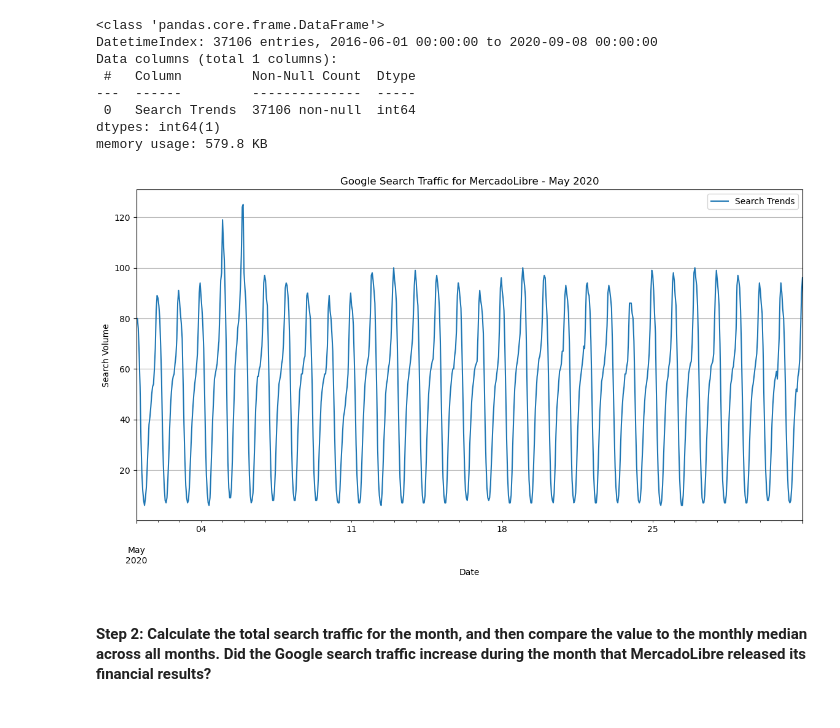
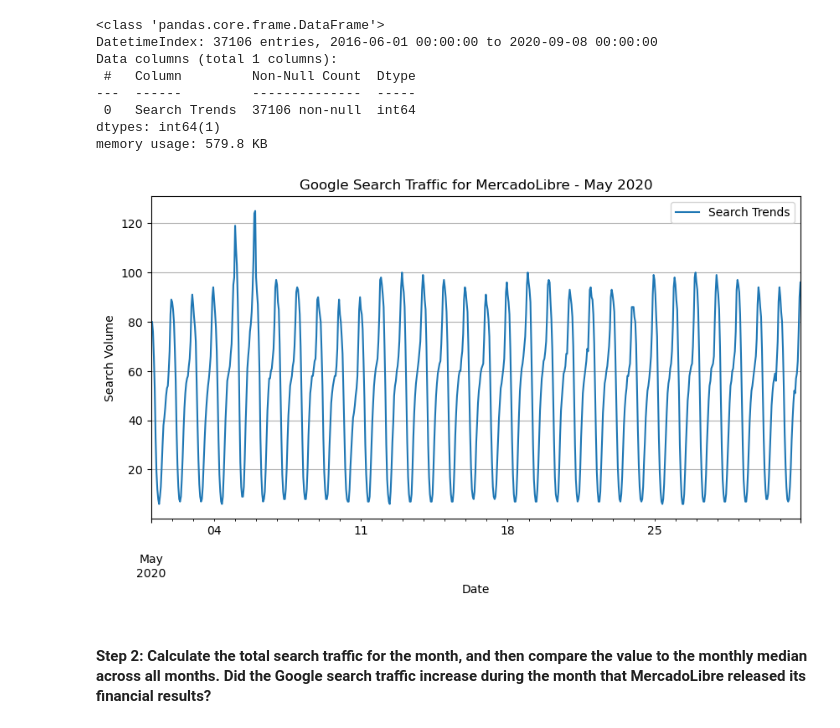
Before and after one commit to rmsreis/prophet-challenge, a Jupyter notebook: forecasting_net_prophet.ipynb, the cells around one changed output. Cells and saved outputs as stored; diff of their text form; code cells hidden in the pictures.

```diff
--- a/forecasting_net_prophet.ipynb
+++ b/forecasting_net_prophet.ipynb
@@ -84,19 +84,19 @@ memory usage: 579.8 KB
 # %%
 # Slice the DataFrame to just the month of May 2020
 may_2020_data = df_mercado_trends.loc['2020-05-01':'2020-05-31']
 
 # Plot to visualize the data for May 2020 using pandas plotting
 ax = may_2020_data.plot(
     y='Search Trends',
-    figsize=(14, 7),
+    figsize=(10, 5),
     title='Google Search Traffic for MercadoLibre - May 2020',
     legend=True
 )
 ax.set_xlabel('Date')
 ax.set_ylabel('Search Volume')
 ax.grid(True)
 # %% [output]
-[figure, old version]
+[figure, new version]
 # %% [markdown]
 #### Step 2: Calculate the total search traffic for the month, and then compare the value to the monthly median across all months. Did the Google search traffic increase during the month that MercadoLibre released its financial results?
 # %%
```
Also changed, not shown: parts of 12 cells of this notebook.
